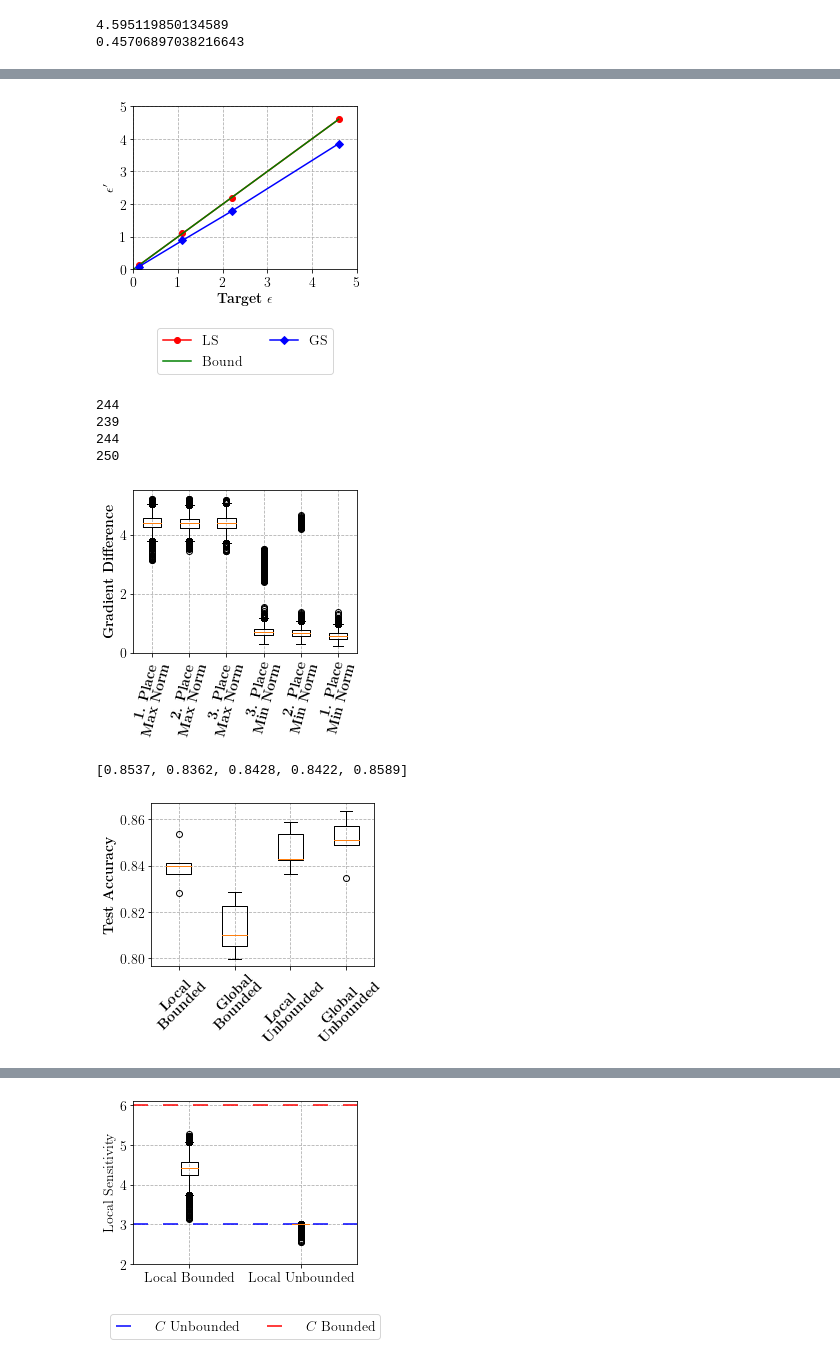
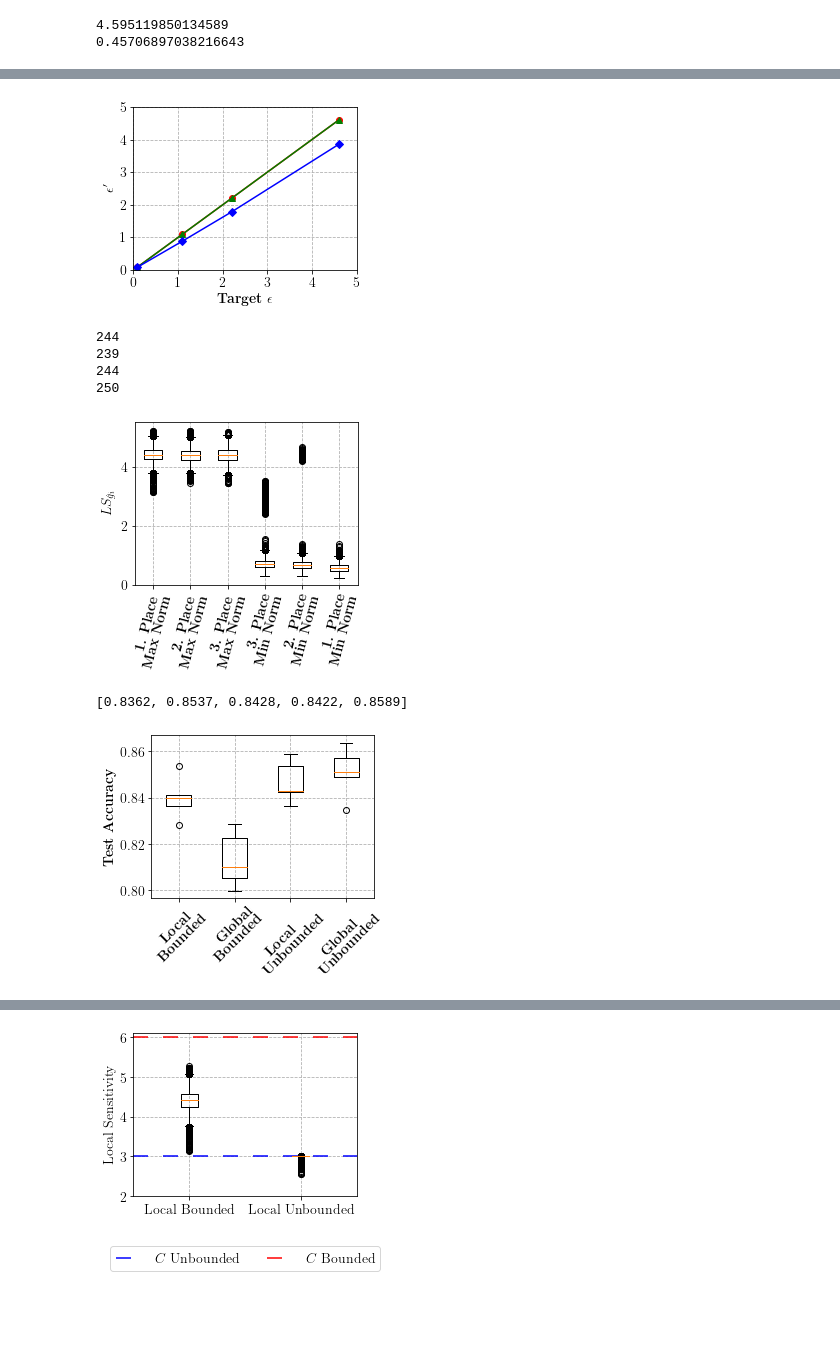
Before and after one commit to SAP-samples/security-research-identifiability-in-dpdl, a Jupyter notebook: notebooks/mnist_eval.ipynb, the cells around one changed output, grey strips where cells are left out. Saved outputs shown, nothing was run; the diff lists cells and outputs as text; code cells hidden in the pictures; blank space fills up the shorter version.

```diff
--- a/notebooks/mnist_eval.ipynb
+++ b/notebooks/mnist_eval.ipynb
@@ -93,7 +85,7 @@ KeyboardInterrupt:
 single_evaluate = ['rho_52_global']
 
 for directory in single_evaluate:
-    results = load_results_all('../experiments/ssim/alt_rho_vals/'+directory)
+    results = load_results_all('../experiments/mnist/ssim/'+directory)
 
     print(directory)
 
@@ -130,7 +110,7 @@ advantage  0.004115226337448652
 Portion of experiments with biased beliefs larger than rho:0.0
 # %%
 data_to_plot = []
-beliefs_eval = ["bounded_local", "bounded_globaL", "unbounded_local", "unbounded_global"]
+beliefs_eval = ["rho_90_local", "rho_90_global", "rho_90_local_unbound", "rho_90_global_unbound"]
 
 for directory in beliefs_eval:
     data_to_plot.append(mnist_dict[f'max_biased_beliefs_mnist_{directory}'])
@@ -143,6 +123,7 @@ ax = fig.add_subplot(111)
 bp = ax.boxplot(data_to_plot)
 ax.grid(ls="dashed")
 plt.xticks(rotation=45)
+plt.rc('text', usetex=True)
 ax.set_xticklabels([r'\textbf{Local \\ Bounded}', r'\textbf{Global \\ Bounded}', r'\textbf{Local \\ Unbounded}', r'\textbf{Global \\ Unbounded}'])
 ax.axhline(y=0.9, ls="dashed", color="blue", dashes=(10, 10))
 ax.set_ylabel(r"\textbf{Posterior Belief}")
@@ -334,3 +317,23 @@ plt.show()
+# %%
+def compute_heterogenous_rdp(sampling_probabilities, noise_multipliers,
+                             steps_list, orders):
+    rdp = 0
+    for q, noise_multiplier, steps in zip(sampling_probabilities, noise_multipliers, steps_list):
+        rdp += compute_rdp(q, noise_multiplier, steps, orders)
+
+    return rdp
+
+def compute_rdp_eps_and_order(noise_multipliers, epochs, delta):
+        orders = [1 + x / 10. for x in range(1, 100)] + list(range(12, 64))
+        #print(orders)
+        sampling_probability = 1.0
+        rdp = compute_heterogenous_rdp(sampling_probability*np.ones(epochs),
+                          noise_multipliers=noise_multipliers,
+                          steps_list= np.ones(epochs),
+                          orders=orders)
+
+        rdp_eps, _, order = get_privacy_spent(orders, rdp, target_delta=delta)
+        return rdp_eps, order
 # %%
 composed_delta=0.01
 rhos = [0.52, 0.75, 0.9, 0.99]
@@ -343,7 +346,7 @@ factual_eps = []
 mean_eps = []
 
 
-to_evaluate = ["rho_52_local", "rho_75_local", "rho_99_local",  "bounded_local"]
+to_evaluate = ["rho_52_local", "rho_75_local", "rho_99_local",  "rho_90_local"]
 
 
 
@@ -364,7 +367,7 @@ fig, ax = plt.subplots(1, figsize=(4,3))
 ax.plot(epsilons, epsilons, 'ro', color='red', label=r'LS',marker='o', linestyle='-')
 ax.grid(ls="dashed")
 ax.axis([0, 4, 0, 5])
-ax.plot(epsilons_cont, epsilons_cont, 'ro', color='green', label='Bound', marker='', linestyle='-')
+ax.plot(epsilons, epsilons, 'ro', color='green', label='Bound', marker='^', linestyle='-')
 ax.plot(epsilons, mean_eps, 'ro', color='blue', label=r'GS',marker='D', linestyle='-')
 
 #ax.axhline(y=3, ls="dashed", color="orange", dashes=(10, 10), label=r'$C$ Unbounded')
@@ -372,9 +375,9 @@ ax.grid(ls="dashed")
 
 ax.set(xlabel=r"\textbf{Target $\epsilon$}", ylabel=r"$\epsilon'$")
 ax.set_xticks(range(0,6))
-plt.legend(loc=10, ncol=2, bbox_to_anchor=(0.5, -0.5))
+# plt.legend(loc=10, ncol=2, bbox_to_anchor=(0.5, -0.5))
 
-plt.savefig("factual_eps_sensitivities_purch_max.pdf", bbox_inches='tight')
+plt.savefig("factual_eps_sensitivities_max.pdf", bbox_inches='tight')
 #plt.savefig("unbounded_sensitivity.pdf", bbox_inches='tight')
 plt.show()
 # %% [output]
@@ -393,4 +396,4 @@ plt.show()
-[figure, old version]
+[figure, new version]
 # %%
 DLT = 0.01
 RHO = 0.9
@@ -451,22 +454,22 @@ bp = ax.boxplot(data_to_plot)
 plt.xticks(rotation=75)
 ax.grid(ls="dashed")
 ax.set_xticklabels([r'\textbf{1. Place \\Max Norm}', r'\textbf{2. Place \\Max Norm}',r'\textbf{3. Place \\Max Norm}', r'\textbf{3. Place \\Min Norm}', r'\textbf{2. Place \\Min Norm}', r'\textbf{1. Place \\Min Norm}'])
-ax.set_ylabel(r"\textbf{Gradient Difference}")
+ax.set_ylabel(r"$LS_{\hat{g}_i}$")
 plt.savefig("min_max_distance_sensitivity.pdf", bbox_inches='tight')
 plt.show()
 # %% [output]
-[figure, old version]
+[figure, new version]
 # %%
 DLT = 0.01
 RHO = 0.9
 
-results = load_results("../../experiments/ssim/large_batch/bounded_global", RHO, DLT)
+results = load_results("../experiments/mnist/ssim/large_batch/bounded_global", RHO, DLT)
 acc_bounded_global = [result['test_acc'][-1] for result in results]
-results = load_results("../../experiments/ssim/large_batch/bounded_local", RHO, DLT)
+results = load_results("../experiments/mnist/ssim/large_batch/bounded_local", RHO, DLT)
 acc_bounded_local = [result['test_acc'][-1] for result in results]
-results = load_results("../../experiments/ssim/large_batch/unbounded_global", RHO, DLT)
+results = load_results("../experiments/mnist/ssim/large_batch/unbounded_global", RHO, DLT)
 acc_unbounded_global = [result['test_acc'][-1] for result in results]
-results = load_results("../../experiments/ssim/large_batch/unbounded_local", RHO, DLT)
+results = load_results("../experiments/mnist/ssim/large_batch/unbounded_local", RHO, DLT)
 acc_unbounded_local = [result['test_acc'][-1] for result in results]
 
 
@@ -497,7 +500,7 @@ ax.set_ylabel(r"\textbf{Test Accuracy}")
 plt.savefig("accuracy_boxplot.pdf", bbox_inches='tight')
 plt.show()
 # %% [output]
-[0.8537, 0.8362, 0.8428, 0.8422, 0.8589]
+[0.8362, 0.8537, 0.8428, 0.8422, 0.8589]
 [figure]
 # %%
 plt.style.use("fast")
```
Also changed, not shown: parts of 11 cells of this notebook, 2 other files.
